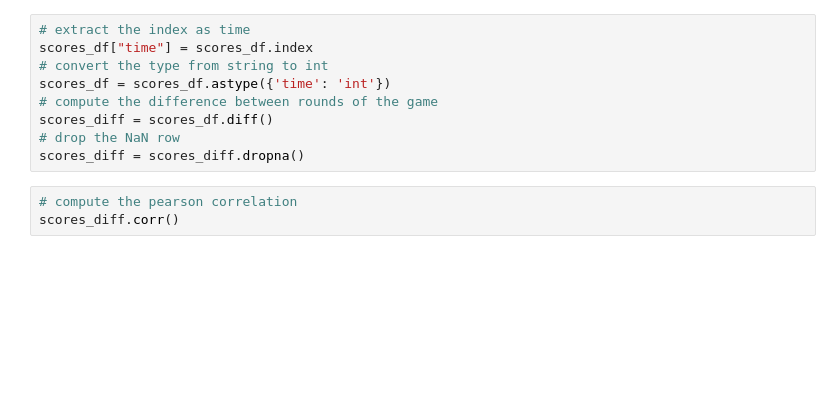
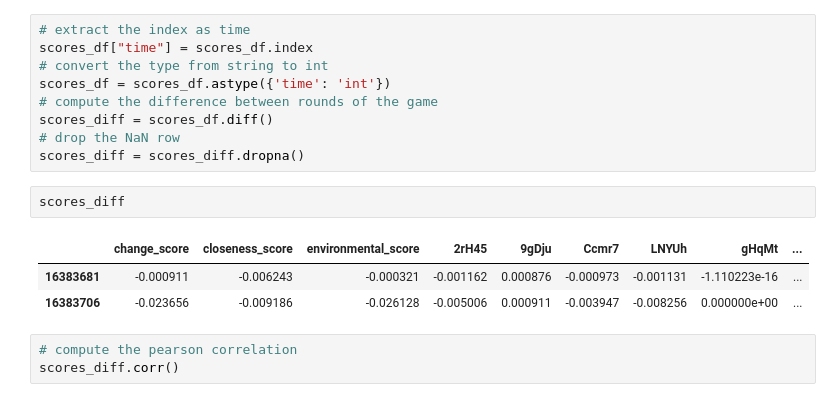
Before and after one commit to shervinazadi/EquiCity_Data, a Jupyter notebook: notebooks/ECG_PP_14_Explore_Data.ipynb, the cells around one changed output. Drawn from its saved outputs; the diff is of its cells as text; blank space fills up the shorter version.

```diff
--- a/notebooks/ECG_PP_14_Explore_Data.ipynb
+++ b/notebooks/ECG_PP_14_Explore_Data.ipynb
@@ -382,6 +417,12 @@ scores_df = scores_df.astype({'time': 'int'})
 scores_diff = scores_df.diff()
 # drop the NaN row
 scores_diff = scores_diff.dropna()
+# %%
+scores_diff
+# %% [output]
+|  | change_score | closeness_score | environmental_score | 2rH45 | 9gDju | Ccmr7 | LNYUh | gHqMt | ... |
+| 16383681 | -0.000911 | -0.006243 | -0.000321 | -0.001162 | 0.000876 | -0.000973 | -0.001131 | -1.110223e-16 | ... |
+| 16383706 | -0.023656 | -0.009186 | -0.026128 | -0.005006 | 0.000911 | -0.003947 | -0.008256 | 0.000000e+00 | ... |
 # %%
 # compute the pearson correlation
 scores_diff.corr()
```
Also changed, not shown: parts of 9 cells of this notebook.
